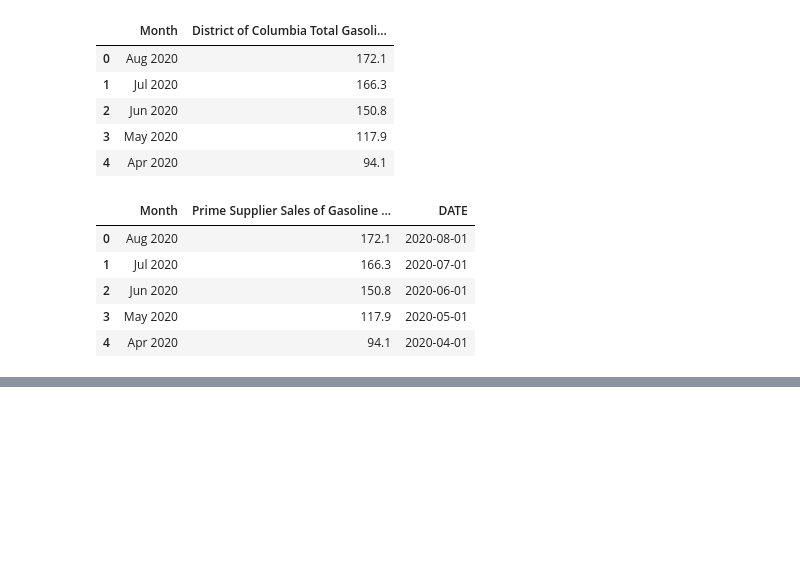
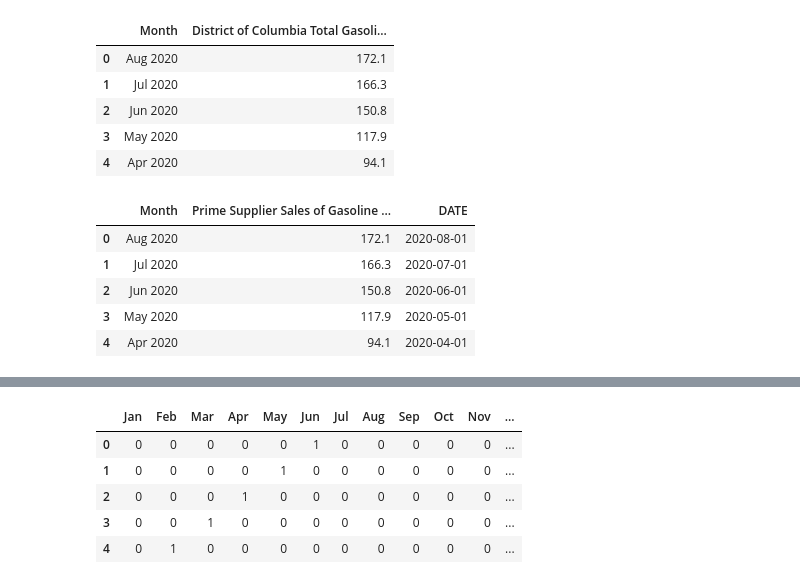
Before and after one commit to darbyna/COVID19PollutionProject, a Jupyter notebook: 601_project_covid19_air_pollution.ipynb, the cells around one changed output, grey strips where cells are left out. Cells and saved outputs as stored; diff of their text form; code cells hidden in the pictures; blank space fills up the shorter version.

Commit message:
Update 601_project_covid19_air_pollution.ipynb
-added seasonal dummies to the regression analysis
-split dataset into training and testing datasets

```diff
--- a/601_project_covid19_air_pollution.ipynb
+++ b/601_project_covid19_air_pollution.ipynb
@@ -523,0 +508,17 @@ pollution_df
+# %%
+#add seasonal dummy variables
+#since we observed seasonality in NO2 and CO data, we will add these dummies to try to capture
+#the differing behavior in different months
+
+pollution_df= pollution_df.set_index('DATE')
+month_dummies = pd.get_dummies(pollution_df.index.month).rename(columns={1:'Jan', 2:'Feb', 3:'Mar', 4:'Apr', 5:'May',
+                                                                         6:'Jun', 7:'Jul', 8:'Aug', 9:'Sep', 10:'Oct',
+                                                                         11:'Nov', 12:'Dec'})
+month_dummies.head()
+# %% [output]
+|  | Jan | Feb | Mar | Apr | May | Jun | Jul | Aug | Sep | Oct | Nov | ... |
+| 0 | 0 | 0 | 0 | 0 | 0 | 1 | 0 | 0 | 0 | 0 | 0 | ... |
+| 1 | 0 | 0 | 0 | 0 | 1 | 0 | 0 | 0 | 0 | 0 | 0 | ... |
+| 2 | 0 | 0 | 0 | 1 | 0 | 0 | 0 | 0 | 0 | 0 | 0 | ... |
+| 3 | 0 | 0 | 1 | 0 | 0 | 0 | 0 | 0 | 0 | 0 | 0 | ... |
+| 4 | 0 | 1 | 0 | 0 | 0 | 0 | 0 | 0 | 0 | 0 | 0 | ... |
```
Also changed, not shown: parts of 47 cells of this notebook.
